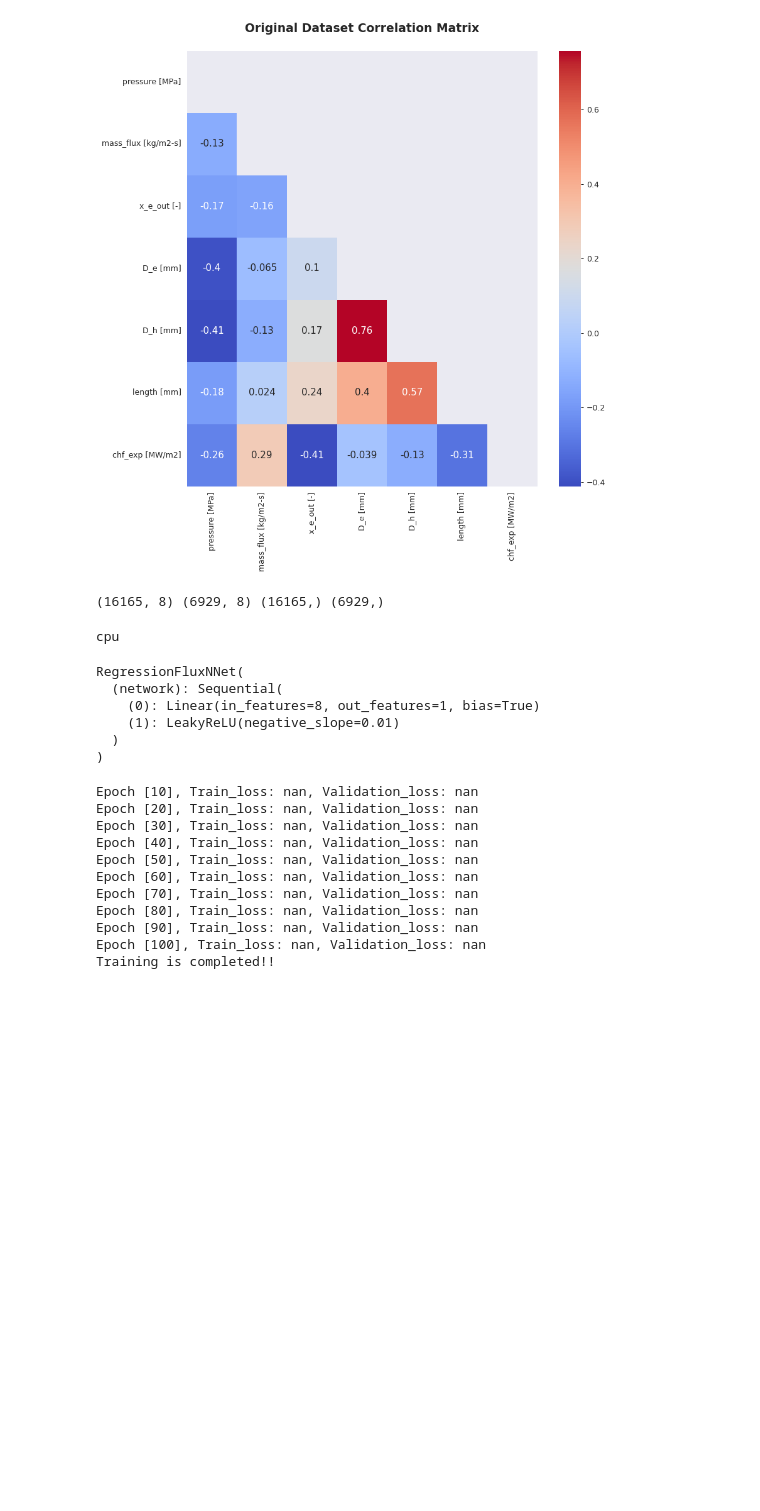
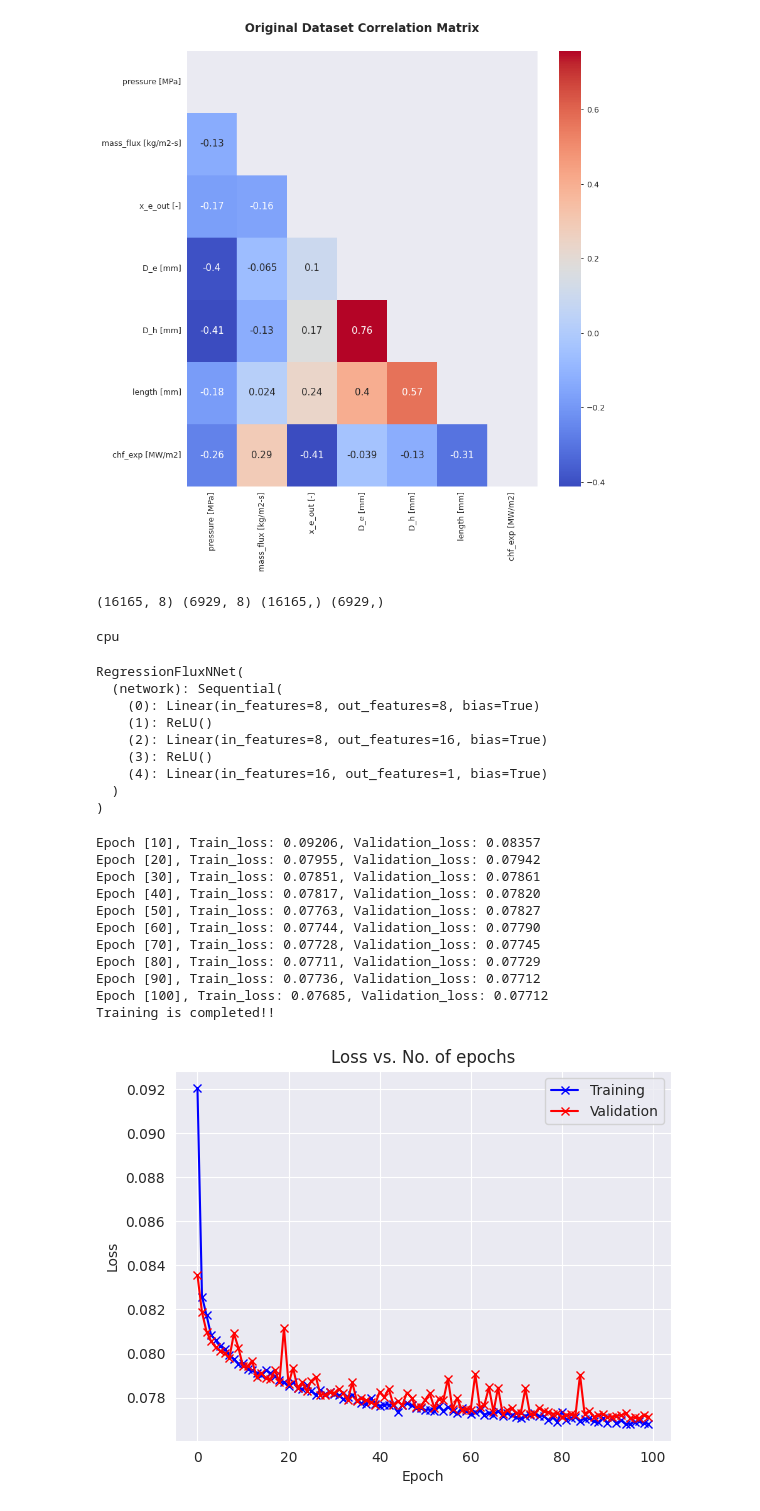
Before and after one commit to averma111/Kaggle_Competition, a Jupyter notebook: pytorch-ps3e15-regression.ipynb, the cells around one changed output. Drawn from its saved outputs; the diff is of its cells as text; code cells hidden in the pictures; blank space fills up the shorter version.

```diff
--- a/pytorch-ps3e15-regression.ipynb
+++ b/pytorch-ps3e15-regression.ipynb
@@ -178,13 +178,13 @@ show_correlation(original[numerical_features.columns],'Original','coolwarm')
 # %%
 def generate_train_test_data(data,original):
 
-    feature = data[['pressure [MPa]', 'mass_flux [kg/m2-s]', 'chf_exp [MW/m2]', 'length [mm]']].copy()
+    feature = data[['id','pressure [MPa]', 'mass_flux [kg/m2-s]', 'chf_exp [MW/m2]', 'length [mm]']].copy()
     feature['mass_flux_missing'] = np.where(feature['mass_flux [kg/m2-s]'].isnull(), 1, 0)
     feature['pressure_missing'] = np.where(feature['pressure [MPa]'].isnull(), 1, 0)
     feature['chf_missing'] = np.where(feature['chf_exp [MW/m2]'].isnull(), 1, 0)
     feature['generated'] = 1
 
-    feature_org = original[['pressure [MPa]', 'mass_flux [kg/m2-s]', 'chf_exp [MW/m2]', 'length [mm]']].copy()
+    feature_org = original[['id','pressure [MPa]', 'mass_flux [kg/m2-s]', 'chf_exp [MW/m2]', 'length [mm]']].copy()
     feature_org['mass_flux_missing'] = np.where(feature_org['mass_flux [kg/m2-s]'].isnull(), 1, 0)
     feature_org['pressure_missing'] = np.where(feature_org['pressure [MPa]'].isnull(), 1, 0)
     feature_org['chf_missing'] = np.where(feature_org['chf_exp [MW/m2]'].isnull(), 1, 0)
@@ -196,7 +196,7 @@ def generate_train_test_data(data,original):
     X = pd.concat([feature, feature_org], axis = 0).reset_index(drop = True)
     y = pd.concat([label, label_org], axis = 0).reset_index(drop = True)
 
-    X.columns = ['pressure', 'mass_flux', 'chf_exp', 'length', 'mass_flux_missing', 'pressure_missing', 'chf_missing', 'generated']
+    X.columns = ['id','pressure', 'mass_flux', 'chf_exp', 'length', 'mass_flux_missing', 'pressure_missing', 'chf_missing','generated']
 
     test = X[y.isnull()]
     X = X[~y.isnull()]
@@ -206,3 +206,9 @@ def generate_train_test_data(data,original):
 
 
 X,y,test=generate_train_test_data(data,original)
+# %%
+def drop_columns(df,column):
+    df =df.drop(columns=[column],axis=1)
+    return df
+
+X = drop_columns(X,'id')
@@ -284,8 +296,11 @@ class RegressionFluxNNet(RegressionFluxModel):
     def __init__(self,input_features):
         super().__init__()
         self.network = torch.nn.Sequential(
-        torch.nn.Linear(input_features,1),
-        torch.nn.LeakyReLU()
+        torch.nn.Linear(input_features,8),
+        torch.nn.ReLU(),
+        torch.nn.Linear(8,16),
+        torch.nn.ReLU(),
+        torch.nn.Linear(16,1)
         )
 
     def forward(self,inputs):
@@ -301,16 +316,20 @@ model.to(device)
 # %% [output]
 RegressionFluxNNet(
   (network): Sequential(
-    (0): Linear(in_features=8, out_features=1, bias=True)
-    (1): LeakyReLU(negative_slope=0.01)
+    (0): Linear(in_features=8, out_features=8, bias=True)
+    (1): ReLU()
+    (2): Linear(in_features=8, out_features=16, bias=True)
+    (3): ReLU()
+    (4): Linear(in_features=16, out_features=1, bias=True)
   )
 )
 # %%
-BATCH_SIZE = 32
+BATCH_SIZE = 16
 EPOCHS = 100
-LEARNING_RATE = 0.1
+LEARNING_RATE = 0.001
 MOMENTUM = 0.9
 OPT_FUNC= torch.optim.SGD
+WEIGHT_DECAY = 0.01
 # %%
 def get_dataloaders(dataset_type,batch,shuffle):
     if shuffle:
@@ -349,25 +368,30 @@ train_dataloader = get_dataloaders(train_data,BATCH_SIZE,True)
 test_dataloader = get_dataloaders(test_data,BATCH_SIZE,False)
 history = fit(EPOCHS, LEARNING_RATE, model, train_dataloader, test_dataloader,OPT_FUNC)
 # %% [output]
-Epoch [10], Train_loss: nan, Validation_loss: nan
-Epoch [20], Train_loss: nan, Validation_loss: nan
-Epoch [30], Train_loss: nan, Validation_loss: nan
-Epoch [40], Train_loss: nan, Validation_loss: nan
-Epoch [50], Train_loss: nan, Validation_loss: nan
-Epoch [60], Train_loss: nan, Validation_loss: nan
-Epoch [70], Train_loss: nan, Validation_loss: nan
-Epoch [80], Train_loss: nan, Validation_loss: nan
-Epoch [90], Train_loss: nan, Validation_loss: nan
-Epoch [100], Train_loss: nan, Validation_loss: nan
+Epoch [10], Train_loss: 0.09206, Validation_loss: 0.08357
+Epoch [20], Train_loss: 0.07955, Validation_loss: 0.07942
+Epoch [30], Train_loss: 0.07851, Validation_loss: 0.07861
+Epoch [40], Train_loss: 0.07817, Validation_loss: 0.07820
+Epoch [50], Train_loss: 0.07763, Validation_loss: 0.07827
+Epoch [60], Train_loss: 0.07744, Validation_loss: 0.07790
+Epoch [70], Train_loss: 0.07728, Validation_loss: 0.07745
+Epoch [80], Train_loss: 0.07711, Validation_loss: 0.07729
+Epoch [90], Train_loss: 0.07736, Validation_loss: 0.07712
+Epoch [100], Train_loss: 0.07685, Validation_loss: 0.07712
 Training is completed!!
 # %%
 def plot_losses(history):
     """ Plot the losses in each epoch"""
-    train_losses = [x.get('train_loss') for x in history]
-    test_losses = [x['test_loss'] for x in history]
+    train_losses = [x.get('Train_loss') for x in history]
+    test_losses = [x['Validation_loss'] for x in history]
     plt.plot(train_losses, '-bx')
     plt.plot(test_losses, '-rx')
-    plt.xlabel('epoch')
-    plt.ylabel('loss')
-    plt.legend(['Training', 'Testing'])
-    plt.title('Loss vs. No. of epochs');
+    plt.xlabel('Epoch')
+    plt.ylabel('Loss')
+    plt.legend(['Training', 'Validation'])
+    plt.title('Loss vs. No. of epochs')
+
+
+plot_losses(history)
+# %% [output]
+[figure, added]
```
Also changed, not shown: parts of 13 cells of this notebook.
